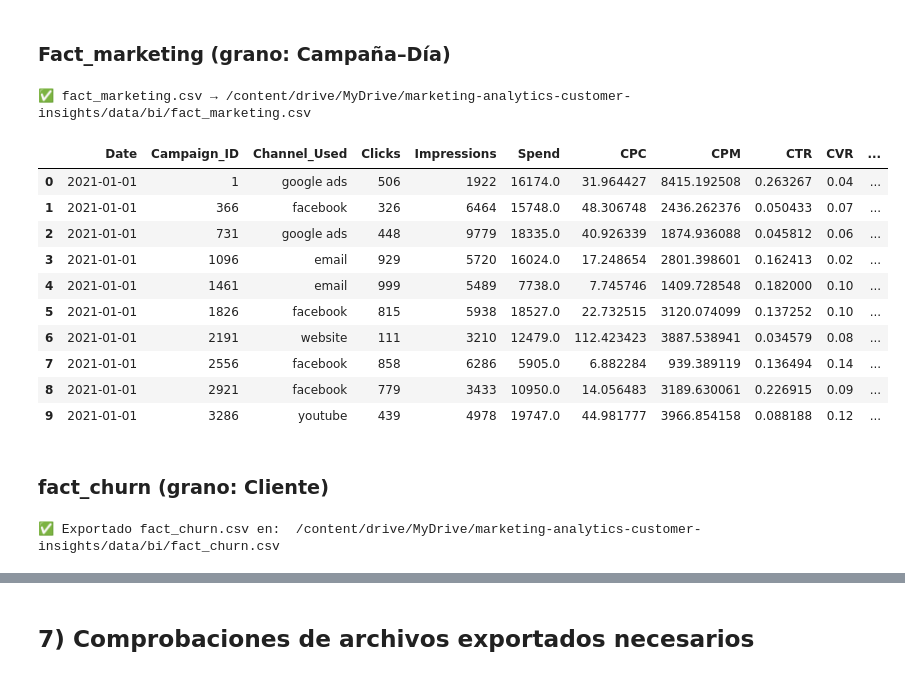
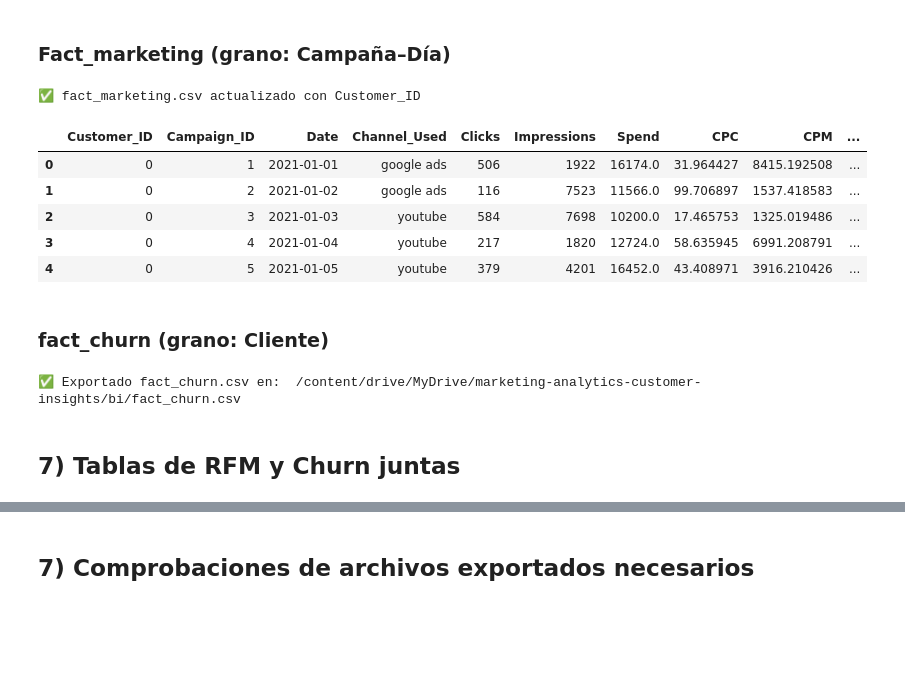
Before and after one commit to meliluc/marketing-analytics-customer-insights-project, a Jupyter notebook: 04_BI_Prep.ipynb, the cells around one changed output, grey strips where cells are left out. Drawn from its saved outputs; the diff is of its cells as text; code cells hidden in the pictures; blank space fills up the shorter version.

```diff
--- a/04_BI_Prep.ipynb
+++ b/04_BI_Prep.ipynb
@@ -21,6 +23,7 @@ Relaciones esperadas en Power BI:
 # %%
 import pandas as pd
 from pathlib import Path
+import numpy as np
 
 from google.colab import drive
 drive.mount('/content/drive', force_remount=True)
@@ -28,13 +31,14 @@ drive.mount('/content/drive', force_remount=True)
 # Rutas
 BASE = Path("/content/drive/MyDrive/marketing-analytics-customer-insights")
 CLEAN_DIR = BASE / "data" / "clean"
-BI_DIR = BASE / "data" / "bi"
+BI_DIR = BASE / "bi"
 BI_DIR.mkdir(parents=True, exist_ok=True)
 
 # Cargas base
 df = pd.read_csv(CLEAN_DIR / "marketing_clean.csv", parse_dates=["Date"])
 
 # Otras
+rfm_df = pd.read_csv(CLEAN_DIR / 'rfm_clusters.csv')
 rfm_path   = CLEAN_DIR / "rfm_clusters.csv"
 churn_path = CLEAN_DIR / "churn_dataset.csv"
 churn_df = pd.read_csv(churn_path) if churn_path.exists() else None
@@ -213,39 +217,37 @@ dim_customer.head(10)
 # %% [markdown]
 ### Fact_marketing (grano: Campaña–Día)
 # %%
-# Agregamos a nivel día-campaña (y canal, útil para cortes)
+# 3) Generar tabla de hechos: fact_marketing
 fact_marketing = (
-    df.groupby(["Date","Campaign_ID","Channel_Used"], as_index=False, observed=True)
+    df.groupby(['Customer_ID', 'Campaign_ID', 'Date', 'Channel_Used'], as_index=False, observed=True)
       .agg({
-          "Clicks":"sum",
-          "Impressions":"sum",
-          "Acquisition_Cost":"sum",
-          "CPC":"mean",
-          "CPM":"mean",
-          "CTR":"mean",
-          "CVR":"mean",
-          "ROAS":"mean"
+          'Clicks': 'sum',
+          'Impressions': 'sum',
+          'Acquisition_Cost': 'sum',
+          'CPC': 'mean',
+          'CPM': 'mean',
+          'CTR': 'mean',
+          'CVR': 'mean',
+          'ROAS': 'mean'
       })
-      .rename(columns={"Acquisition_Cost":"Spend"})
+      .rename(columns={'Acquisition_Cost': 'Spend'})
 )
-fact_marketing["date_key"] = fact_marketing["Date"].dt.strftime("%Y%m%d").astype(int)
 
-fact_marketing.to_csv(BI_DIR / "fact_marketing.csv", index=False)
-print("✅ fact_marketing.csv →", (BI_DIR / "fact_marketing.csv"))
-fact_marketing.head(10)
+fact_marketing['date_key'] = fact_marketing['Date'].dt.strftime('%Y%m%d').astype(int)
+
+# Exportar la tabla corregida a un nuevo CSV
+fact_marketing.to_csv(BI_DIR / 'fact_marketing.csv', index=False)
+
+print('✅ fact_marketing.csv actualizado con Customer_ID')
+fact_marketing.head()
 # %% [output]
-✅ fact_marketing.csv → /content/drive/MyDrive/marketing-analytics-customer-insights/data/bi/fact_marketing.csv
+✅ fact_marketing.csv actualizado con Customer_ID
-|  | Date | Campaign_ID | Channel_Used | Clicks | Impressions | Spend | CPC | CPM | CTR | CVR | ... |
-| 0 | 2021-01-01 | 1 | google ads | 506 | 1922 | 16174.0 | 31.964427 | 8415.192508 | 0.263267 | 0.04 | ... |
-| 1 | 2021-01-01 | 366 | facebook | 326 | 6464 | 15748.0 | 48.306748 | 2436.262376 | 0.050433 | 0.07 | ... |
-| 2 | 2021-01-01 | 731 | google ads | 448 | 9779 | 18335.0 | 40.926339 | 1874.936088 | 0.045812 | 0.06 | ... |
-| 3 | 2021-01-01 | 1096 | email | 929 | 5720 | 16024.0 | 17.248654 | 2801.398601 | 0.162413 | 0.02 | ... |
-| 4 | 2021-01-01 | 1461 | email | 999 | 5489 | 7738.0 | 7.745746 | 1409.728548 | 0.182000 | 0.10 | ... |
-| 5 | 2021-01-01 | 1826 | facebook | 815 | 5938 | 18527.0 | 22.732515 | 3120.074099 | 0.137252 | 0.10 | ... |
-| 6 | 2021-01-01 | 2191 | website | 111 | 3210 | 12479.0 | 112.423423 | 3887.538941 | 0.034579 | 0.08 | ... |
-| 7 | 2021-01-01 | 2556 | facebook | 858 | 6286 | 5905.0 | 6.882284 | 939.389119 | 0.136494 | 0.14 | ... |
-| 8 | 2021-01-01 | 2921 | facebook | 779 | 3433 | 10950.0 | 14.056483 | 3189.630061 | 0.226915 | 0.09 | ... |
-| 9 | 2021-01-01 | 3286 | youtube | 439 | 4978 | 19747.0 | 44.981777 | 3966.854158 | 0.088188 | 0.12 | ... |
+|  | Customer_ID | Campaign_ID | Date | Channel_Used | Clicks | Impressions | Spend | CPC | CPM | ... |
+| 0 | 0 | 1 | 2021-01-01 | google ads | 506 | 1922 | 16174.0 | 31.964427 | 8415.192508 | ... |
+| 1 | 0 | 2 | 2021-01-02 | google ads | 116 | 7523 | 11566.0 | 99.706897 | 1537.418583 | ... |
+| 2 | 0 | 3 | 2021-01-03 | youtube | 584 | 7698 | 10200.0 | 17.465753 | 1325.019486 | ... |
+| 3 | 0 | 4 | 2021-01-04 | youtube | 217 | 1820 | 12724.0 | 58.635945 | 6991.208791 | ... |
+| 4 | 0 | 5 | 2021-01-05 | youtube | 379 | 4201 | 16452.0 | 43.408971 | 3916.210426 | ... |
 # %% [markdown]
 ### fact_churn (grano: Cliente)
 # %%
@@ -257,4 +259,6 @@ if churn_df is not None and {"Customer_ID","churn"} <= set(churn_df.columns):
 else:
     print("ℹ️ No se encontró churn_dataset.csv con ['Customer_ID','churn']. Se omite fact_churn.")
 # %% [output]
-✅ Exportado fact_churn.csv en:  /content/drive/MyDrive/marketing-analytics-customer-insights/data/bi/fact_churn.csv
+✅ Exportado fact_churn.csv en:  /content/drive/MyDrive/marketing-analytics-customer-insights/bi/fact_churn.csv
+# %% [markdown]
+## 7) Tablas de RFM y Churn juntas
```
Also changed, not shown: parts of 6 cells of this notebook.
